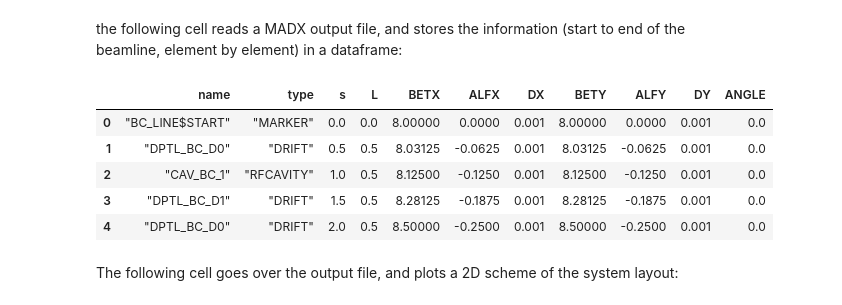
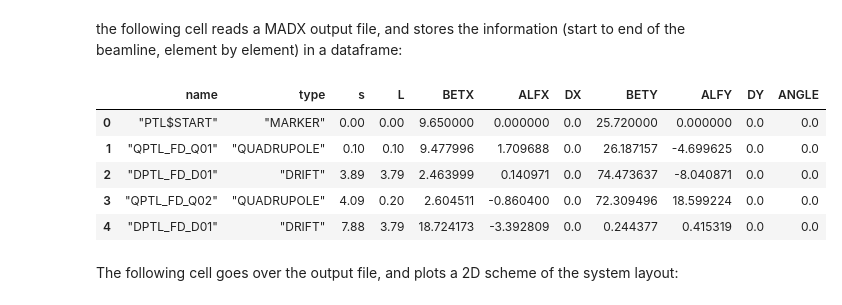
Before and after one commit to sebastiankalos/JAI_project, a Jupyter notebook: bunch_compressor.ipynb, the cells around one changed output. Saved outputs shown, nothing was run; the diff lists cells and outputs as text; code cells hidden in the pictures.

```diff
--- a/bunch_compressor.ipynb
+++ b/bunch_compressor.ipynb
@@ -11,44 +11,44 @@ the following cell reads a MADX output file, and stores the information (start t
 # %%
 #open output file and read line by line, store each line as a string in a list
 #filename = "madx_scripts/BC.out"
-filename="madx_scripts/positron_transfer_line/BC.out"
+filename="madx_scripts/positron_transfer_line/PTL.out"
 copy_lines=[]
 with open(filename) as f: #open and read the file
     lines = f.readlines() #read all lines
 for line in lines: # split into individual lines and iterate over them
     split_line = line.split() #split each line into words
     copy_lines.append(split_line) # append into a final 2D array [lines, words]
 
 #just declaring a list for each column
 name,type,s,L,betx,alfx,Dx,bety,alfy,Dy,angle,K1L,dDx = [],[],[],[],[],[],[],[],[],[],[],[],[]
 
 for i in range(52,len(copy_lines)-1): #iterate over lines, start at 53rd line (the first relevant one)
     line = copy_lines[i]
     name.append(str(line[0])) # name of an element
     type.append(str(line[1])) # type of a lattice element (dipole? RF cavity? etc.)
     s.append(float(line[2])) # longitudinal position (distance along the beam)
     L.append(float(line[3])) # length of the element
     betx.append(float(line[4])) # horizontal beta function
     alfx.append(float(line[5])) # horizontal alpha function
     Dx.append(float(line[6])) # horizontal dispersion
     bety.append(float(line[7])) # vertical beta function
     alfy.append(float(line[8])) # vertical alpha function
     Dy.append(float(line[9])) # vertical dispersion
     angle.append(float(line[10])) # angular positioning of the element (radians) with respect to the tangent (aka relative, not absolute)
     K1L.append(float(line[11])) # integrated gradient of a quadrupole
     dDx.append(float(line[12])) # derivative of horizontal dispersion
 
 #create a dataframe that will contain all important info - name of place in an LHC sequence, beta functions, phases, fields, etc.
 d_transfer = {'name': name, 'type':type, 's': s, 'L':L, 'BETX': betx, 'ALFX':alfx, 'DX': Dx, 'BETY': bety, 'ALFY':alfy, 'DY': Dy, 'ANGLE':angle}
 df_tr = pd.DataFrame(data=d_transfer) # convert into a dataframe
 df_tr.head() #show header of the dataframe
 # %% [output]
 |  | name | type | s | L | BETX | ALFX | DX | BETY | ALFY | DY | ANGLE |
-| 0 | "BC_LINE$START" | "MARKER" | 0.0 | 0.0 | 8.00000 | 0.0000 | 0.001 | 8.00000 | 0.0000 | 0.001 | 0.0 |
-| 1 | "DPTL_BC_D0" | "DRIFT" | 0.5 | 0.5 | 8.03125 | -0.0625 | 0.001 | 8.03125 | -0.0625 | 0.001 | 0.0 |
-| 2 | "CAV_BC_1" | "RFCAVITY" | 1.0 | 0.5 | 8.12500 | -0.1250 | 0.001 | 8.12500 | -0.1250 | 0.001 | 0.0 |
-| 3 | "DPTL_BC_D1" | "DRIFT" | 1.5 | 0.5 | 8.28125 | -0.1875 | 0.001 | 8.28125 | -0.1875 | 0.001 | 0.0 |
-| 4 | "DPTL_BC_D0" | "DRIFT" | 2.0 | 0.5 | 8.50000 | -0.2500 | 0.001 | 8.50000 | -0.2500 | 0.001 | 0.0 |
+| 0 | "PTL$START" | "MARKER" | 0.00 | 0.00 | 9.650000 | 0.000000 | 0.0 | 25.720000 | 0.000000 | 0.0 | 0.0 |
+| 1 | "QPTL_FD_Q01" | "QUADRUPOLE" | 0.10 | 0.10 | 9.477996 | 1.709688 | 0.0 | 26.187157 | -4.699625 | 0.0 | 0.0 |
+| 2 | "DPTL_FD_D01" | "DRIFT" | 3.89 | 3.79 | 2.463999 | 0.140971 | 0.0 | 74.473637 | -8.040871 | 0.0 | 0.0 |
+| 3 | "QPTL_FD_Q02" | "QUADRUPOLE" | 4.09 | 0.20 | 2.604511 | -0.860400 | 0.0 | 72.309496 | 18.599224 | 0.0 | 0.0 |
+| 4 | "DPTL_FD_D01" | "DRIFT" | 7.88 | 3.79 | 18.724173 | -3.392809 | 0.0 | 0.244377 | 0.415319 | 0.0 | 0.0 |
 # %% [markdown]
 The following cell goes over the output file, and plots a 2D scheme of the system layout:
 # %%
```
Also changed, not shown: parts of 7 cells of this notebook, 10 other files.
